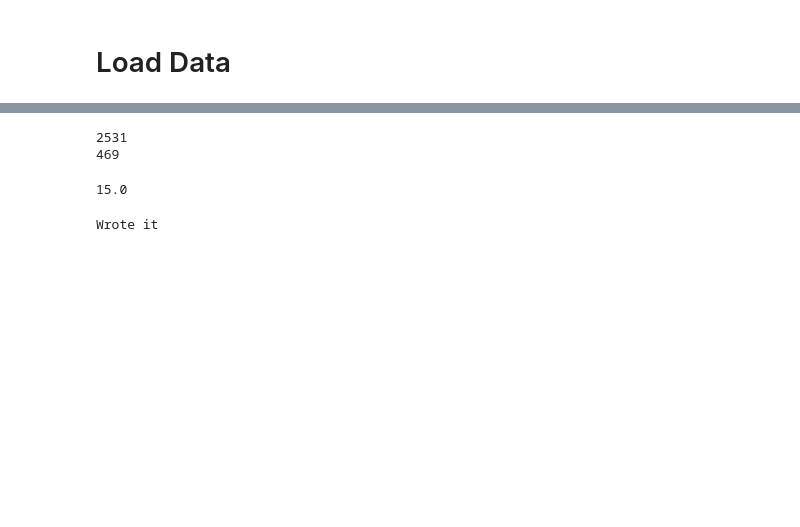
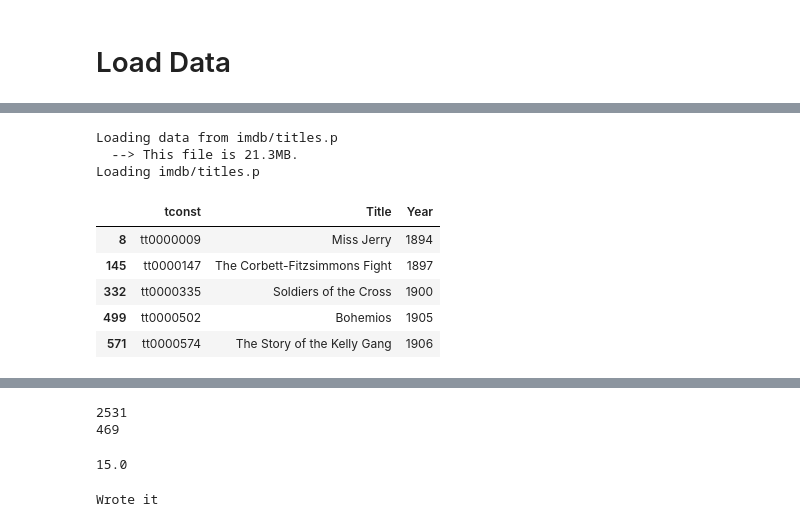
Before and after one commit to tgadf/movies, a Jupyter notebook: IMDB.ipynb, the cells around one changed output, grey strips where cells are left out. Drawn from its saved outputs; the diff is of its cells as text; code cells hidden in the pictures; blank space fills up the shorter version.

```diff
--- a/IMDB.ipynb
+++ b/IMDB.ipynb
@@ -60,0 +48,22 @@ title_basics.head()
+# %%
+load = True
+if load is False:
+    title_basics = read_csv("imdb/title.basics.tsv", sep='\t')
+    print(title_basics.shape)
+    titles = title_basics[title_basics["titleType"].isin(["movie"])][["tconst", "primaryTitle", "startYear"]]
+    print(titles.shape)
+    titles.columns = ["tconst", "Title", "Year"]
+    saveFile(idata=titles, ifile="imdb/titles.p")
+else:
+    titles = getFile("imdb/titles.p", debug=True)
+titles.head()
+# %% [output]
+Loading data from imdb/titles.p
+  --> This file is 21.3MB.
+Loading imdb/titles.p
+|  | tconst | Title | Year |
+| 8 | tt0000009 | Miss Jerry | 1894 |
+| 145 | tt0000147 | The Corbett-Fitzsimmons Fight | 1897 |
+| 332 | tt0000335 | Soldiers of the Cross | 1900 |
+| 499 | tt0000502 | Bohemios | 1905 |
+| 571 | tt0000574 | The Story of the Kelly Gang | 1906 |
```
Also changed, not shown: parts of 17 cells of this notebook, 5 other files.
